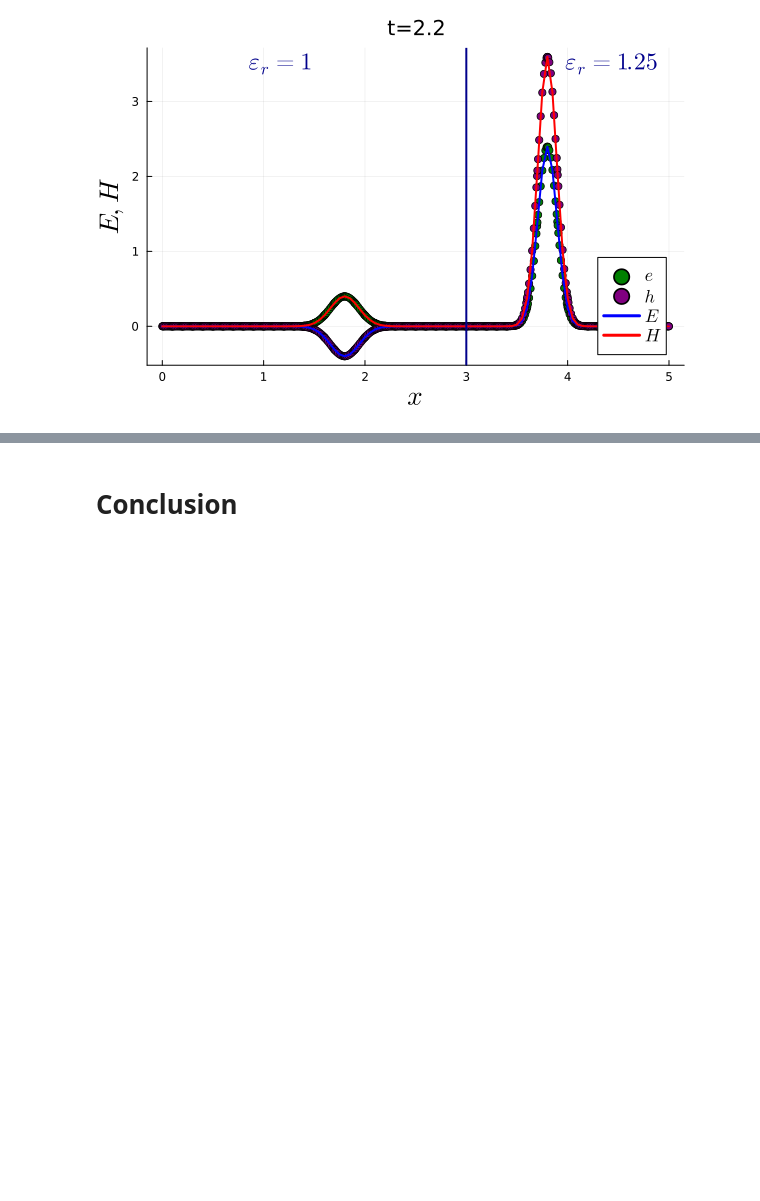
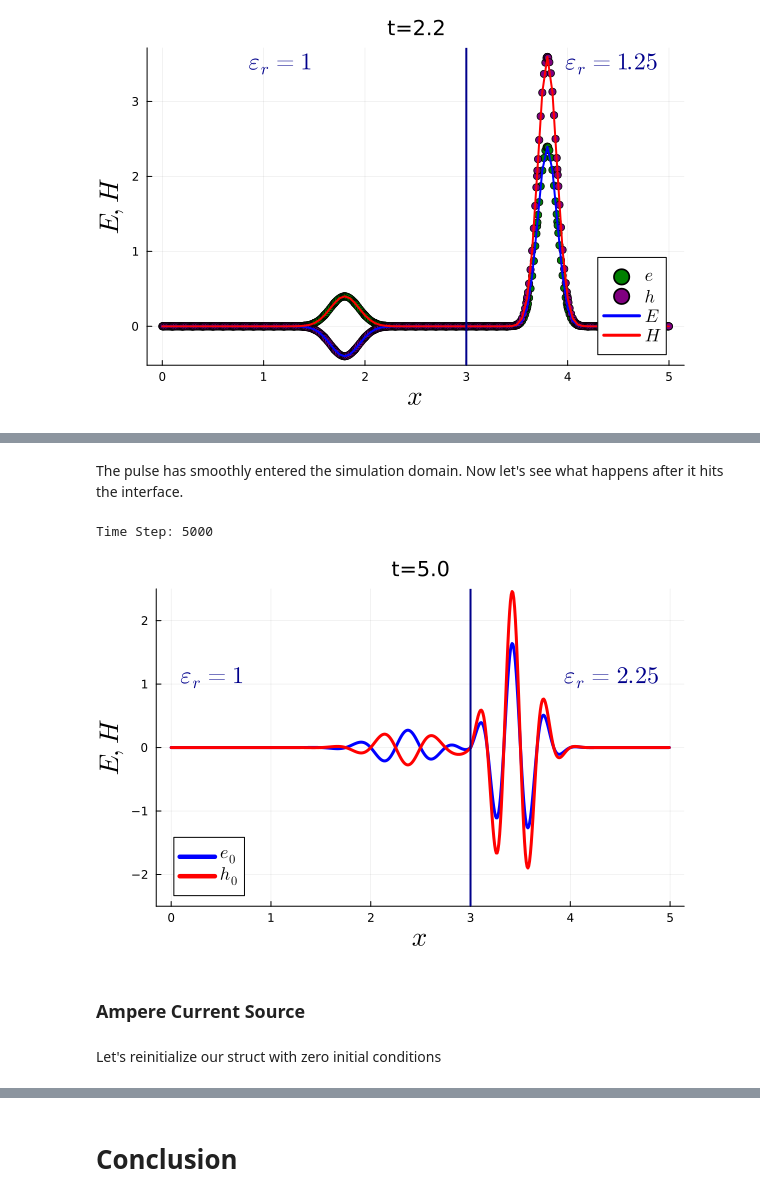
Before and after one commit to Implementing-Spectral-Methods/Implementing-Spectral-Methods, a Jupyter notebook: Part 3.ipynb, the cells around one changed output, grey strips where cells are left out. Cells and saved outputs as stored; diff of their text form; code cells hidden in the pictures; blank space fills up the shorter version.

```diff
--- a/Part 3.ipynb
+++ b/Part 3.ipynb
@@ -2226,0 +2611,4 @@ ylabel!(L"E,H", guidefont=18)
+# %%
+xreal = NDGConstructMax(dsem, N, K, "leg", Nvec, Fun, kvec, t0,  xk);
+#NDGConstruct(dsem, N, K, "leg", Nvec, Fun,  c, rho, Kbulk, kvec, t0,  xk);
+# NDGConstructMax(NDG::DGSEM, N::Vector{Int64}, K::Int64, LegOrCheb::String, Nvec::Int64, Func::AbstractArray,  c::AbstractArray, epsr::AbstractArray, mur::AbstractArray, kvec::Array{Float64}, t::Float64,  xk::AbstractArray)
@@ -2226,0 +2661,9 @@ ylabel!(L"E,H", guidefont=18)
+# %%
+#create elements index locations in 1D array
+elindex = zeros(Int64, K*2)
+elindex[1] = 1
+for k in 1:K-1
+    elindex[2*k] = elindex[2*k-1] + N[k]
+    elindex[2*k+1] = elindex[2*k]+1
+end
+elindex[end] = K*(N[end]+1);
@@ -2226,0 +2898,67 @@ ylabel!(L"E,H", guidefont=18)
+# %% [markdown]
+The pulse has smoothly entered the simulation domain.
+Now let's see what happens after it hits the interface.
+# %%
+dsemb = deepcopy(dsem)
+dt = 1.0e-3
+ttotb = 5.0
+NTb = floor(Int64, ttotb/dt)
+
+tn = 0.0
+for n in 0:NTb
+    if mod(n,100) == 0
+        IJulia.clear_output(true)
+        println("Time Step: ",n)
+    end
+
+    @. dsemb.G = 0
+    @. dsemb.dQ = 0
+
+    # DGStepByRK3!(Phi, w, Dhat,g, lp1, ln1, tn, dt, c)
+    #ReimannSolverNDG1D
+    #ReimannSolverNDG1DRHMax!
+    DGSEMstep1DRK3Max!(dsemb, epk, tn, dt, elindex, ExtFunFreePropagation, ReimannSolverNDG1DRHMax!, FluxMaxwell, Jesource, Jbsource)
+    tn = (n+1)*dt
+
+
+end
+# %% [output]
+Time Step: 5000
+# %%
+NX = 10
+dX = 2.0/NX
+XX= [-1.0 + i*dX for i in 0:NX-1];
+PolM = PolynomialInterpolationMatrix(dsemb.xi[1],XX, dsemb.wbk[1],1.0e-8);
+efield = PolM*dsemb.Q[elindex[1]:elindex[2], 1]
+bfield = PolM*dsemb.Q[elindex[1]:elindex[2], 2]
+Xreal = @. (XX+1)/2*dxk
+for k in 2:K
+    l = elindex[2*k-1]
+    r = elindex[2*k]
+    efield = [efield; PolM*dsemb.Q[l:r, 1]]
+    bfield = [bfield; PolM*dsemb.Q[l:r, 2]]
+    xx = @. dxk*(k-1) + (XX+1)/2*dxk
+    Xreal = [ Xreal ; xx  ]
+end
+# %%
+plot(Xreal,efield, color=:blue,label=L"e_0",linewidth=3.0, format=:png)
+plot!(Xreal,bfield, color=:red,label=L"h_0", linewidth=3.0,format=:png)
+vline!([3], color=:darkblue, linewidth=2, label="")
+annotate!(0.75, 1.1, text(L"\epsilon_r = 1", :darkblue, :right, 16))
+annotate!(4.9, 1.1, text(L"\epsilon_r = 2.25", :darkblue, :right, 16))
+#annotate!(1.3, -0.3, text("Left wave", :black, :right, 10))
+# annotate!(1.25, 1.0, text("Reflected\n"*L"|E_R|=0.14 \: E_I", :black, :left, 10))
+# annotate!(4.0, 1.0, text("Transmitted\n"*L"|E_T|=0.85 \: E_I", :black, :left, 10))
+# annotate!(1.25, 0.5, text("Reflected", :black, :left, 10))
+# annotate!(4.3, 0.5, text("Transmitted", :black, :left, 10))
+# plot!([xreal[45]], [0.0], seriestype=:scatter,label=L"J_{source}", color=:orange,marker=(:diamond, 8.0))
+plot!(title="t=5.0", legend=:bottomleft, legendfontsize=12, ylim=(-2.5,2.5))#, xlim=(3.1,4.0))#, ylim=(-0.25,0.25))#, xlim=(1,3))
+xlabel!(L"x", guidefont=18)
+ylabel!(L"E,H", guidefont=18)
+#xlim!([3.5,5.0])
+# %% [output]
+[figure, added]
+# %% [markdown]
+### Ampere Current Source
+# %% [markdown]
+Let's reinitialize our struct with zero initial conditions
```
Also changed, not shown: parts of 168 cells of this notebook.
